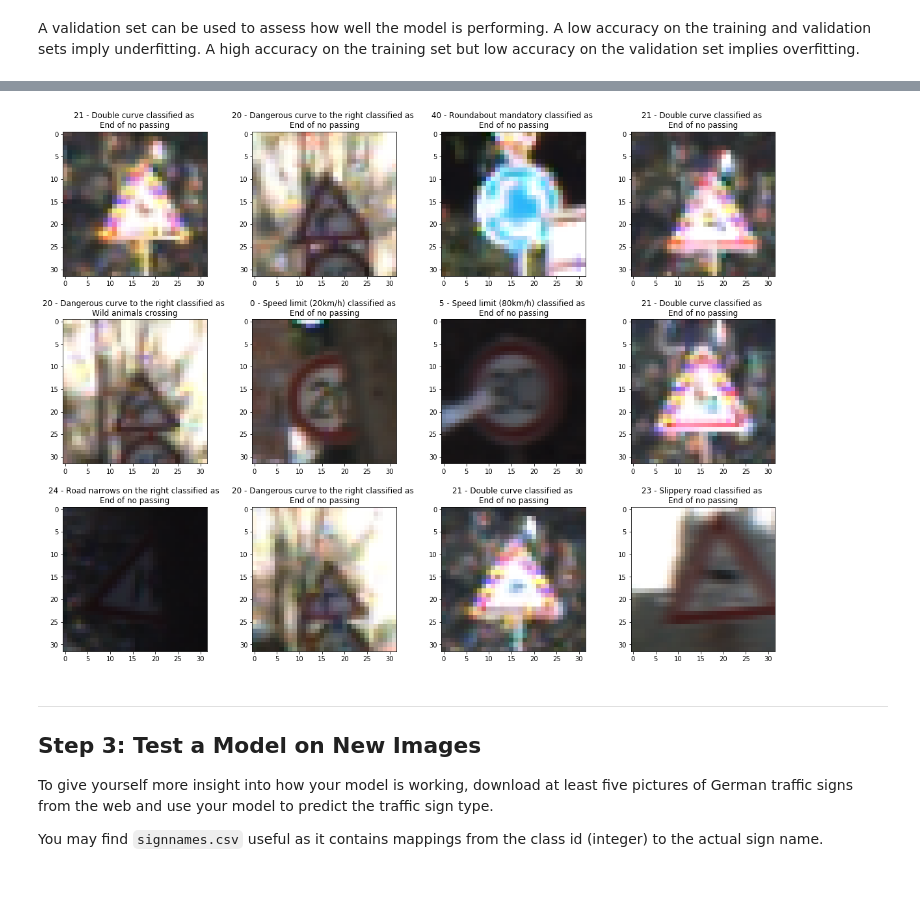
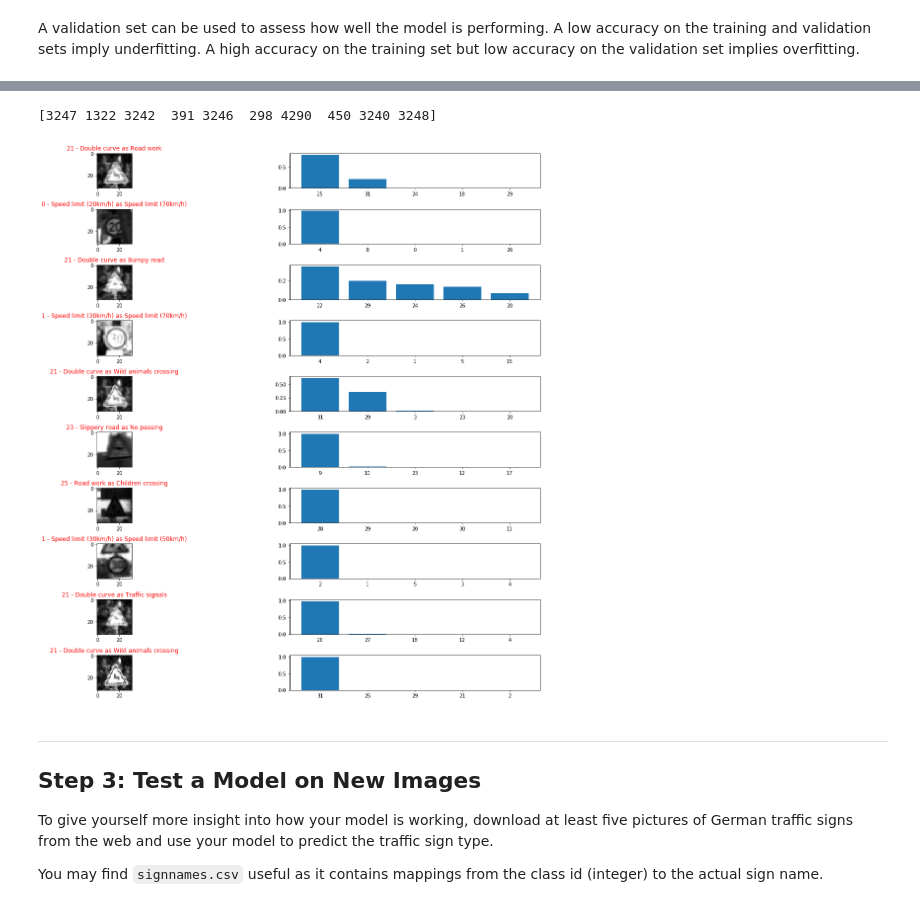
Before and after one commit to clarkli86/CarND-Traffic-Sign-Classifier-Project, a Jupyter notebook: Traffic_Sign_Classifier.ipynb, the cells around one changed output, grey strips where cells are left out. Drawn from its saved outputs; the diff is of its cells as text; code cells hidden in the pictures.

```diff
--- a/Traffic_Sign_Classifier.ipynb
+++ b/Traffic_Sign_Classifier.ipynb
@@ -592,30 +620,45 @@ with open('signnames.csv') as csvfile:
 # %%
+### Analyse the most uncertain predictions
+import csv
+class_names = {}
+with open('signnames.csv') as csvfile:
+    class_reader = csv.reader(csvfile, delimiter=',')
+    for row in class_reader:
+        if row[0] != 'ClassId':
+            class_names[int(row[0])] = row[1]
 # Analysis on the most uncertain/uncertain validation samples
 tf.reset_default_graph()
 (x, y), training_operation, accuracy_operation, tensors = LeNet(is_training=False)
 saver = tf.train.Saver()
 
 with tf.Session() as sess:
     sess.run(tf.global_variables_initializer())
     saver.restore(sess, './lenet')
 
+    cross_entropy_operation = tensors['cross_entropy']
     predict_operation = tf.argmax(tensors['logits'], 1)
-    cross_entropy, predict = sess.run((tensors['cross_entropy'], predict_operation), feed_dict={x: X_validation, y: y_validation, tensors['dropout_keep_prob'] : 1.0})
-
-    top_12_uncertain = np.argsort(cross_entropy)[-12:]
+    top_5_probs_operation = tf.nn.top_k(tf.nn.softmax(tensors['logits']), k=5)
+    cross_entropy, predict, top_5_probs = sess.run((cross_entropy_operation, predict_operation, top_5_probs_operation), feed_dict={x: X_validation, y: y_validation, tensors['dropout_keep_prob'] : 1.0})
 
     # Most uncertain
+    top_10_uncertain = np.argsort(cross_entropy)[-10:]
+    print(top_10_uncertain)
     fig=plt.figure(figsize=(20, 20))
-    for i in range(len(top_12_uncertain)):
-        fig.add_subplot(4, 4, i + 1)
-        class_id = y_validation[top_12_uncertain[i]]
-        wrong_class_id = y_validation[predict[top_12_uncertain[i]]]
-        plt.title(str(class_id) + ' - ' + class_names[class_id] + ' classified as \n' + class_names[wrong_class_id])
-        plt.imshow(valid['features'][top_12_uncertain[i]])
-    fig.subplots_adjust(hspace=0.3)
+    for i in range(len(top_10_uncertain)):
+        fig.add_subplot(10, 2, i * 2 + 1)
+        index = top_10_uncertain[i]
+        class_id = y_validation[index]
+        color = 'green' if class_id == predict[index] else 'red'
+        plt.title('{} - {} as {}'.format(class_id, class_names[class_id], class_names[predict[index]]), color=color)
+        plt.imshow(X_validation[index].reshape(32, 32), cmap='gray')
+        fig.add_subplot(10, 2, i * 2 + 2)
+        plt.bar(range(len(top_5_probs[0][index])), top_5_probs[0][index], align='center')
+        plt.xticks(range(len(top_5_probs[1][index])), top_5_probs[1][index])
+    fig.subplots_adjust(hspace=0.6)
     plt.show()
 # %% [output]
+[3247 1322 3242  391 3246  298 4290  450 3240 3248]
-[figure, old version]
+[figure, new version]
 # %% [markdown]
 ---
 
```
Also changed, not shown: parts of 13 cells of this notebook, 16 other files.
